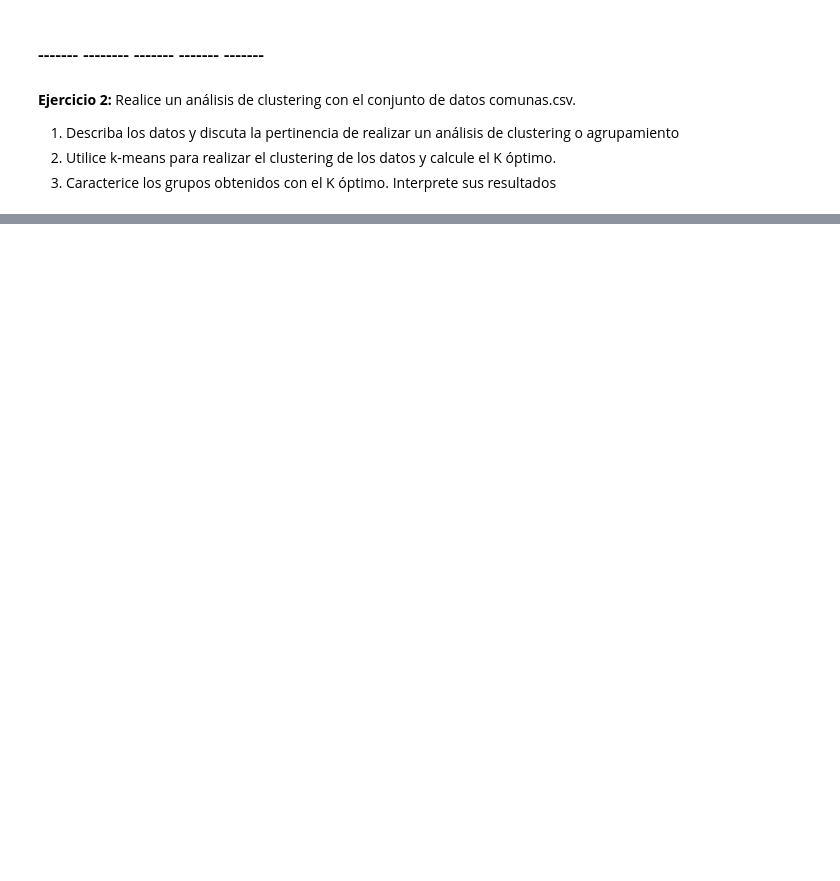
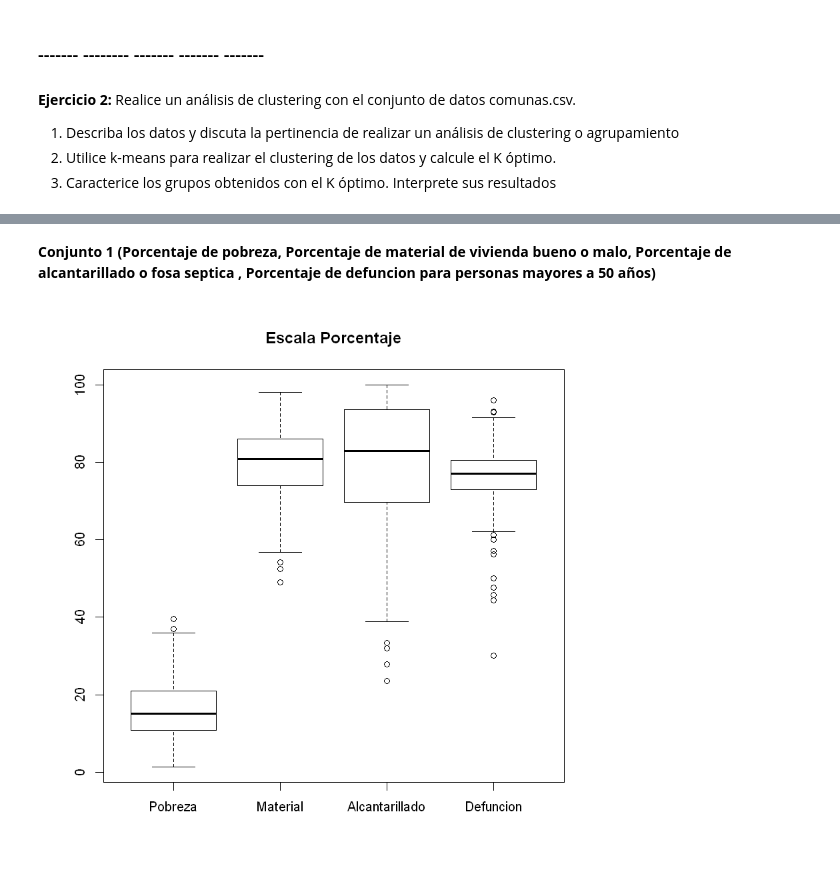
Before and after one commit to ReinaldoBustamante/Analisis-de-datos, a Jupyter notebook: K-means/Clustering_Notebook1.ipynb, the cells around one changed output, grey strips where cells are left out. Saved outputs shown, nothing was run; the diff lists cells and outputs as text; code cells hidden in the pictures; blank space fills up the shorter version.

Commit message:
Separacion de datos pregunta 2

```diff
--- a/K-means/Clustering_Notebook1.ipynb
+++ b/K-means/Clustering_Notebook1.ipynb
@@ -269,2 +269,8 @@ tapply(datos$ASH, datos$cl_num, var)
 # %%
 datos <- read.csv("comunas.csv",header=TRUE,sep=";",dec=".")
+# %%
+dim(datos)
+datos1 <- as.matrix(datos[1:323,3:14])
+row.names(datos1) = datos[,1]
+datos2 <- matrix(as.numeric(datos1),ncol=12,nrow=323,byrow=FALSE)
+summary(datos2)
@@ -270,0 +300,9 @@ datos <- read.csv("comunas.csv",header=TRUE,sep=";",dec=".")
+# %% [markdown]
+**Conjunto 1 (Porcentaje de pobreza, Porcentaje de material de vivienda bueno o malo, Porcentaje de alcantarillado o fosa septica , Porcentaje de defuncion para personas mayores a 50 años)**
+# %%
+conjunto1 <- datos2[, c(4,6,7,11)]
+colnames(conjunto1) <- c('Pobreza','Material','Alcantarillado','Defuncion')
+row.names(conjunto1) <- datos[,2]
+boxplot(conjunto1, main = 'Escala Porcentaje')
+# %% [output]
+[figure, added]
```
Also changed, not shown: parts of 28 cells of this notebook.
